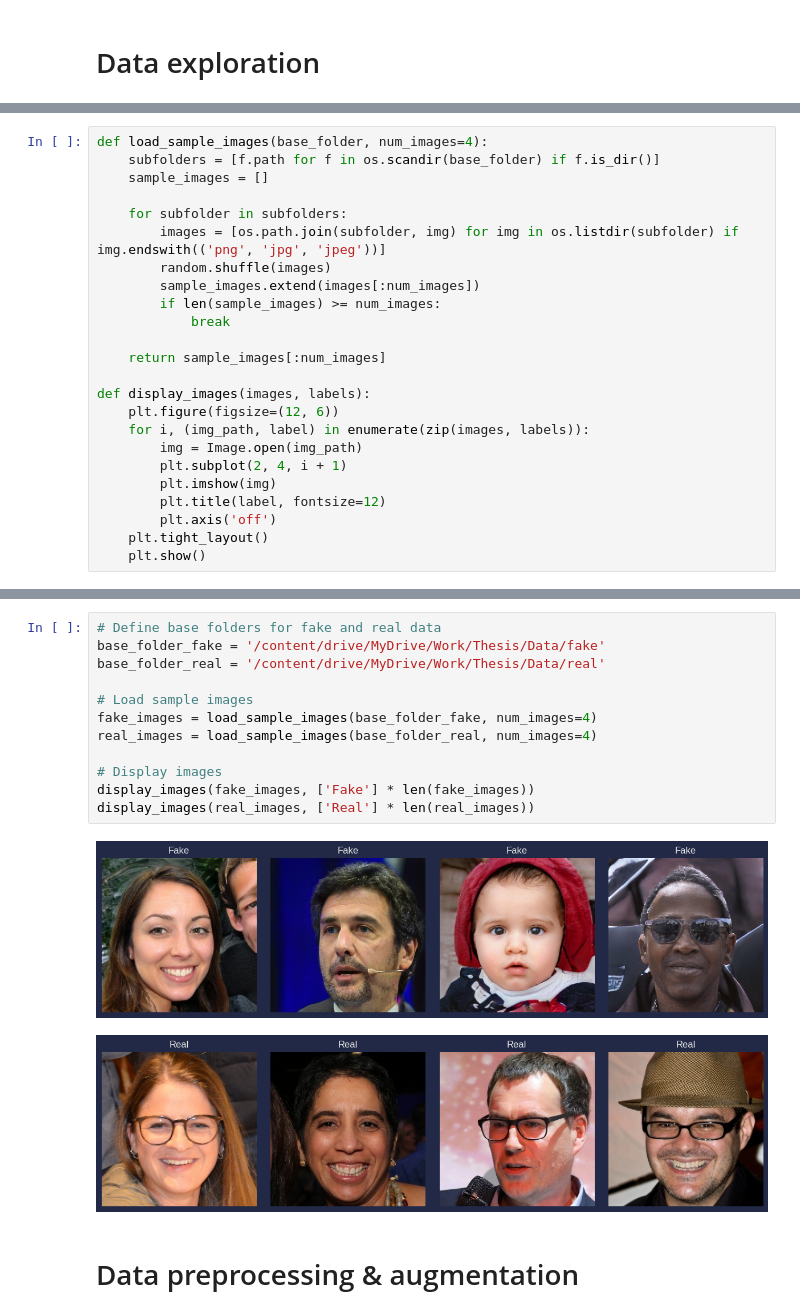
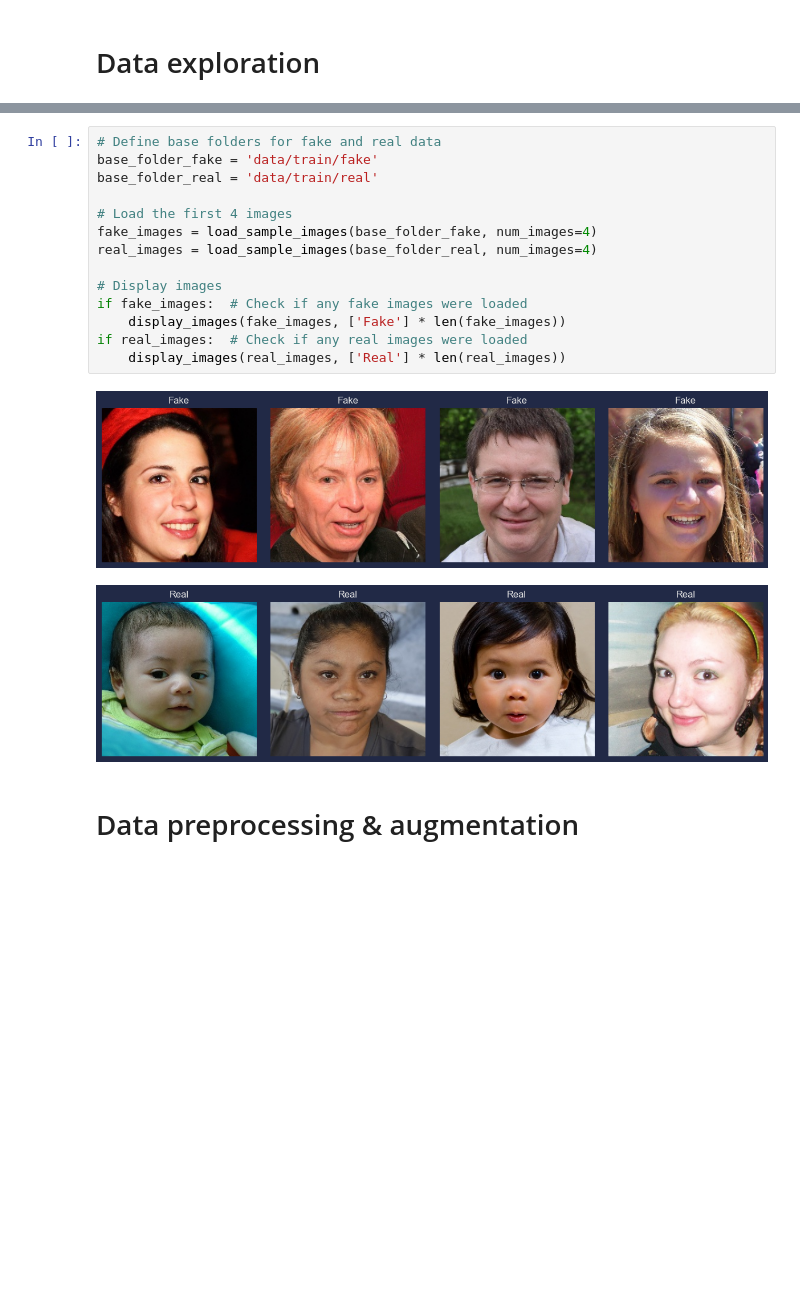
Before and after one commit to trndnhan/Facial-Deepfake-Detection-with-ViT-and-CNN, a Jupyter notebook: Thesis_Notebook.ipynb, the cells around one changed output, grey strips where cells are left out. Saved outputs shown, nothing was run; the diff lists cells and outputs as text; blank space fills up the shorter version.

```diff
--- a/Thesis_Notebook.ipynb
+++ b/Thesis_Notebook.ipynb
@@ -104,24 +27,0 @@ Folder /content/drive/MyDrive/Work/Thesis/Data/train/fake/subdataset_40 contains
-# %%
-def load_sample_images(base_folder, num_images=4):
-    subfolders = [f.path for f in os.scandir(base_folder) if f.is_dir()]
-    sample_images = []
-
-    for subfolder in subfolders:
-        images = [os.path.join(subfolder, img) for img in os.listdir(subfolder) if img.endswith(('png', 'jpg', 'jpeg'))]
-        random.shuffle(images)
-        sample_images.extend(images[:num_images])
-        if len(sample_images) >= num_images:
-            break
-
-    return sample_images[:num_images]
-
-def display_images(images, labels):
-    plt.figure(figsize=(12, 6))
-    for i, (img_path, label) in enumerate(zip(images, labels)):
-        img = Image.open(img_path)
-        plt.subplot(2, 4, i + 1)
-        plt.imshow(img)
-        plt.title(label, fontsize=12)
-        plt.axis('off')
-    plt.tight_layout()
-    plt.show()
@@ -128,18 +124,20 @@ def display_images(images, labels):
 # %%
 # Define base folders for fake and real data
-base_folder_fake = '/content/drive/MyDrive/Work/Thesis/Data/fake'
-base_folder_real = '/content/drive/MyDrive/Work/Thesis/Data/real'
+base_folder_fake = 'data/train/fake'
+base_folder_real = 'data/train/real'
 
-# Load sample images
+# Load the first 4 images
 fake_images = load_sample_images(base_folder_fake, num_images=4)
 real_images = load_sample_images(base_folder_real, num_images=4)
 
 # Display images
-display_images(fake_images, ['Fake'] * len(fake_images))
-display_images(real_images, ['Real'] * len(real_images))
+if fake_images:  # Check if any fake images were loaded
+    display_images(fake_images, ['Fake'] * len(fake_images))
+if real_images:  # Check if any real images were loaded
+    display_images(real_images, ['Real'] * len(real_images))
 # %% [output]
-[figure, old version]
+[figure, new version]
-[figure, old version]
+[figure, new version]
 # %% [markdown]
 # Data preprocessing & augmentation
 # %%
```
Also changed, not shown: parts of 300 cells of this notebook.
